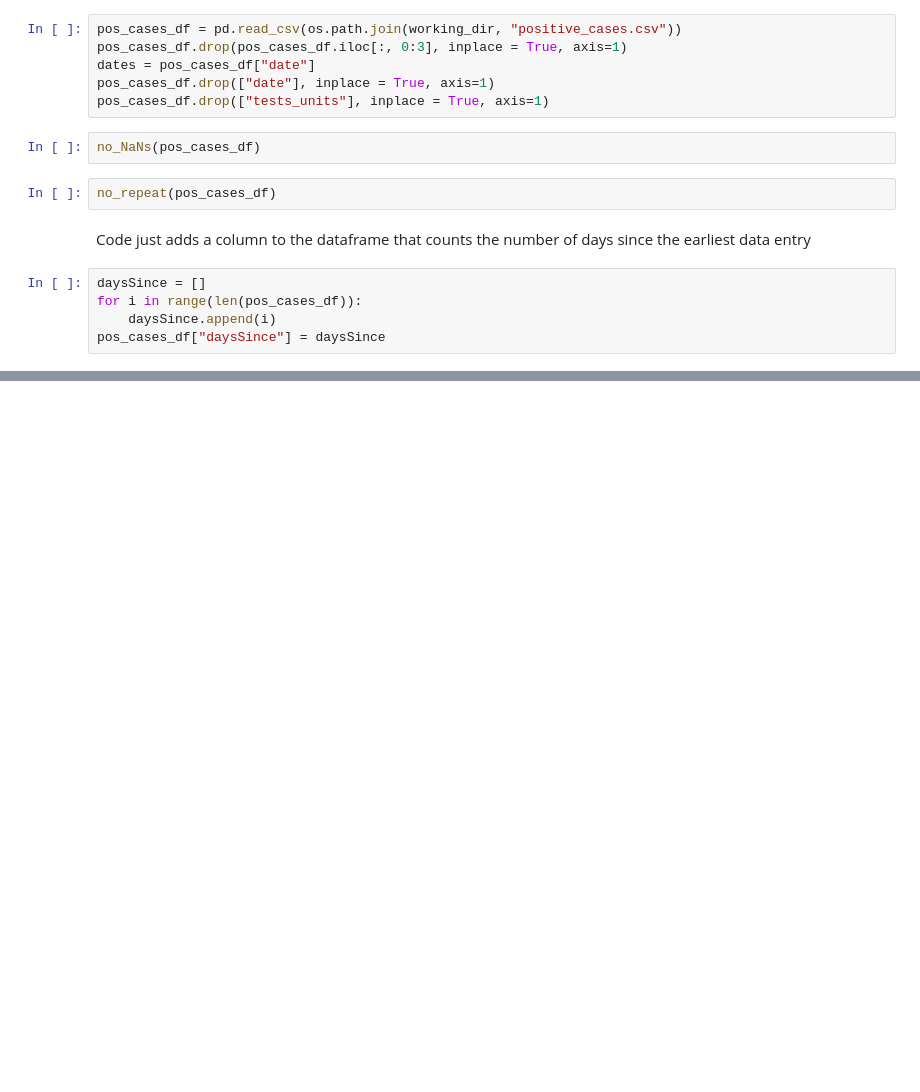
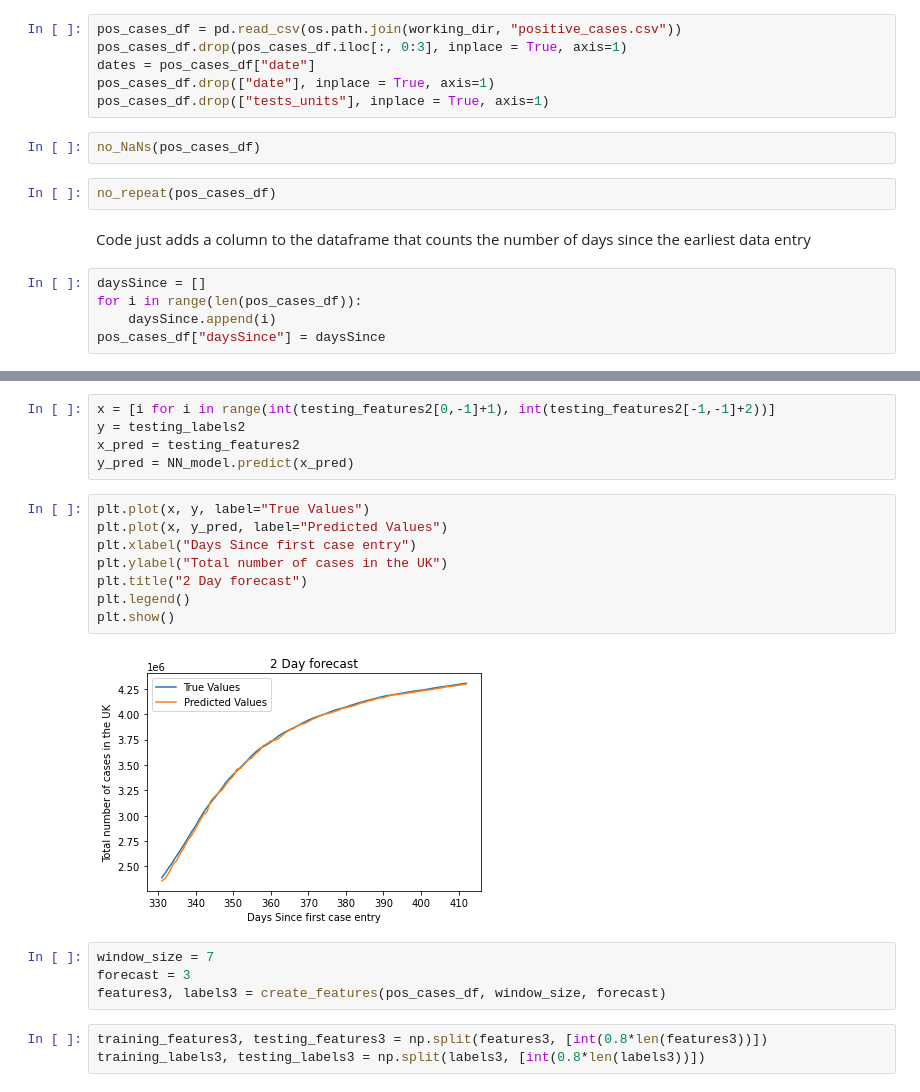
Before and after one commit to OliverJaison/SNS_Assignment20-21, a Jupyter notebook: main.ipynb, the cells around one changed output, grey strips where cells are left out. Cells and saved outputs as stored; diff of their text form; blank space fills up the shorter version.

```diff
--- a/main.ipynb
+++ b/main.ipynb
@@ -139,0 +267,22 @@ NN_modle.add(1, kernel_initializer="normal", activation="linear")
+# %%
+x = [i for i in range(int(testing_features2[0,-1]+1), int(testing_features2[-1,-1]+2))]
+y = testing_labels2
+x_pred = testing_features2
+y_pred = NN_model.predict(x_pred)
+# %%
+plt.plot(x, y, label="True Values")
+plt.plot(x, y_pred, label="Predicted Values")
+plt.xlabel("Days Since first case entry")
+plt.ylabel("Total number of cases in the UK")
+plt.title("2 Day forecast")
+plt.legend()
+plt.show()
+# %% [output]
+[figure, added]
+# %%
+window_size = 7
+forecast = 3
+features3, labels3 = create_features(pos_cases_df, window_size, forecast)
+# %%
+training_features3, testing_features3 = np.split(features3, [int(0.8*len(features3))])
+training_labels3, testing_labels3 = np.split(labels3, [int(0.8*len(labels3))])
```
Also changed, not shown: parts of 39 cells of this notebook, 3 other files.
